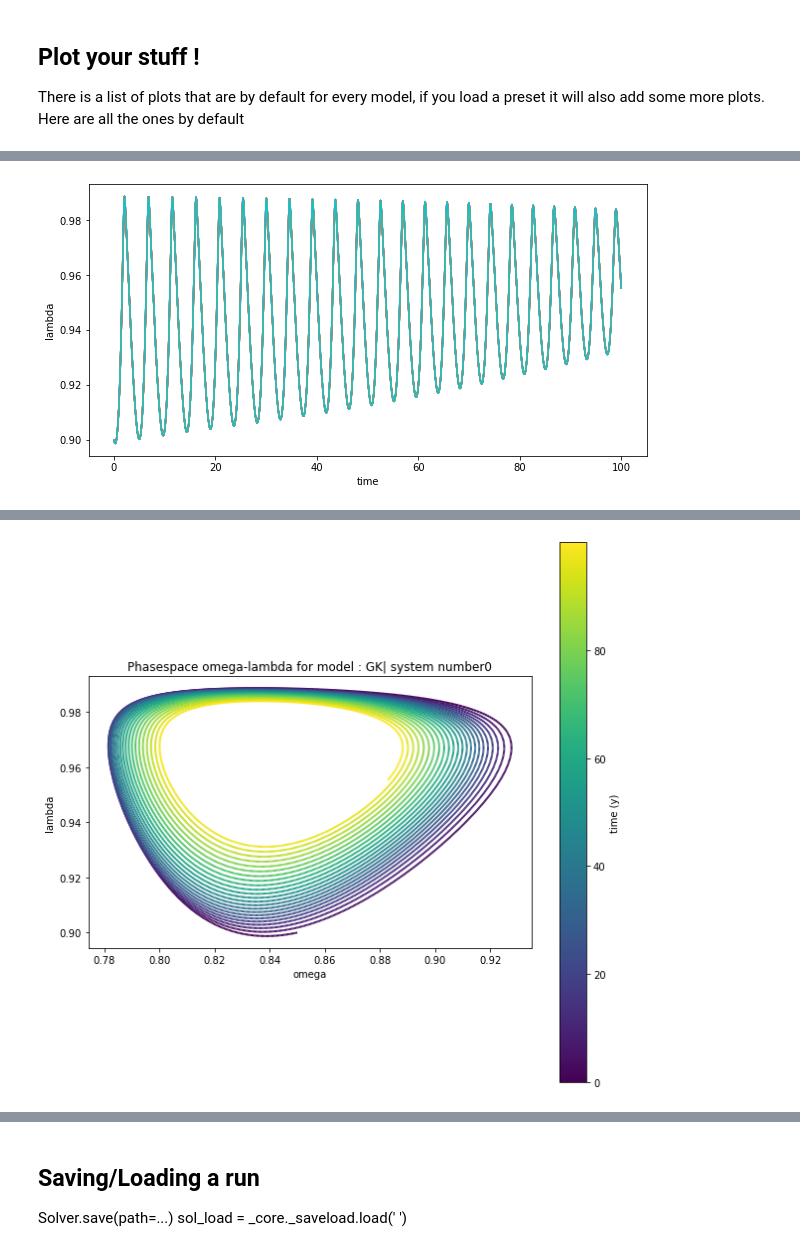
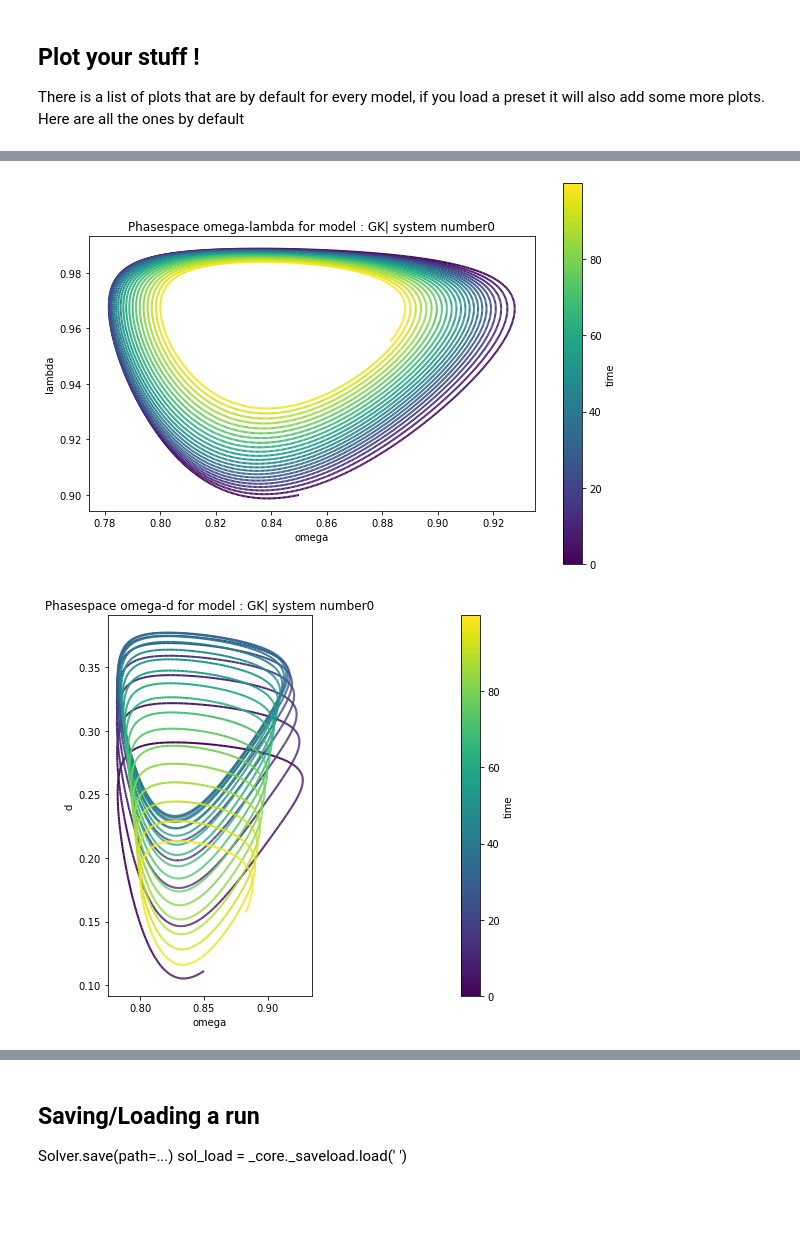
Before and after one commit to DaluS/CHIMES, a Jupyter notebook: TUTORIAL.ipynb, the cells around one changed output, grey strips where cells are left out. Cells and saved outputs as stored; diff of their text form; code cells hidden in the pictures; blank space fills up the shorter version.

```diff
--- a/TUTORIAL.ipynb
+++ b/TUTORIAL.ipynb
@@ -235,4 +359,7 @@ hub.plot() # Do all basic plots
 # %%
-plots.plotVar(hub, 'lambda', idx=0) #plot of just lambda
+plots.phasespace(hub, x='omega', y='lambda', color='time', idx=0)
+plots.phasespace(hub, x='omega', y='d', idx=0)
+plots.phasespace(hub, x='omega', y='lambda', color='d', idx=0)
 # %% [output]
-[figure, old version]
+[figure, new version]
+[figure, added]
@@ -239,4 +366,0 @@ plots.plotVar(hub, 'lambda', idx=0) #plot of just lambda
-# %%
-plots.plotphasespace(hub, x='omega', y='lambda', idx=0) # Do the phase-space with omega and lambda on the first system
-# %% [output]
-[figure, removed]
```
Also changed, not shown: parts of 34 cells of this notebook, 25 other files.
